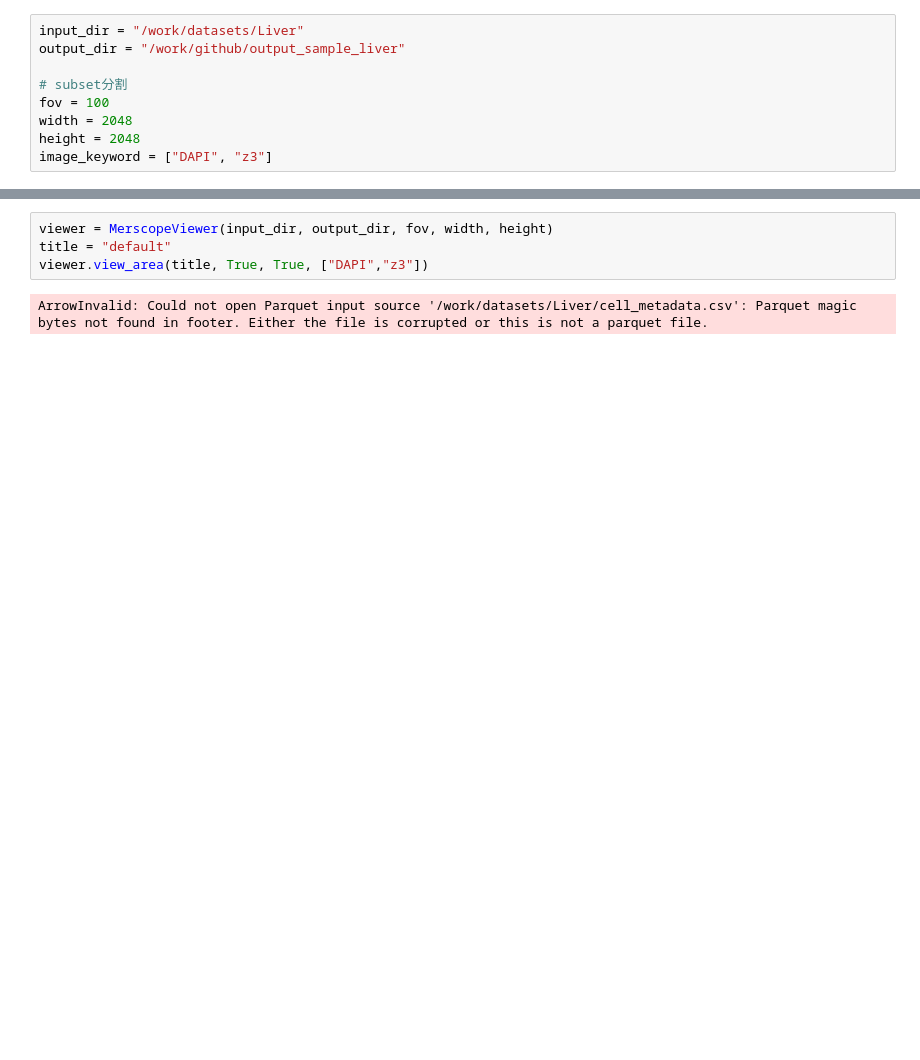
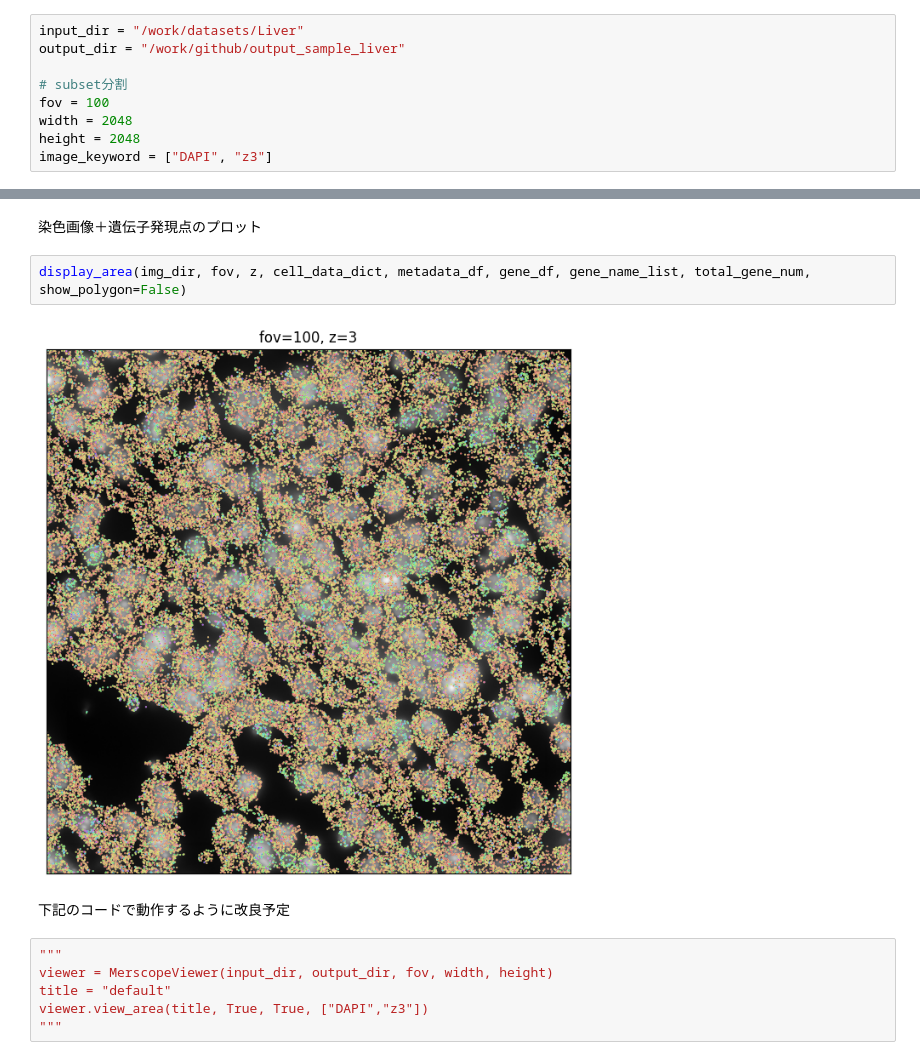
Before and after one commit to hsgym/lab, a Jupyter notebook: sample.ipynb, the cells around one changed output, grey strips where cells are left out. Cells and saved outputs as stored; diff of their text form; blank space fills up the shorter version.

```diff
--- a/sample.ipynb
+++ b/sample.ipynb
@@ -18,6 +84,14 @@ subset.create_subset()
+# %% [markdown]
+染色画像＋遺伝子発現点のプロット
+# %%
+display_area(img_dir, fov, z, cell_data_dict, metadata_df, gene_df, gene_name_list, total_gene_num, show_polygon=False)
+# %% [output]
+[figure, added]
+# %% [markdown]
+下記のコードで動作するように改良予定
 # %%
+"""
 viewer = MerscopeViewer(input_dir, output_dir, fov, width, height)
 title = "default"
 viewer.view_area(title, True, True, ["DAPI","z3"])
+"""
-# %% [output]
-ArrowInvalid: Could not open Parquet input source '/work/datasets/Liver/cell_metadata.csv': Parquet magic bytes not found in footer. Either the file is corrupted or this is not a parquet file.
```
Also changed, not shown: parts of 10 cells of this notebook, 2 other files.
